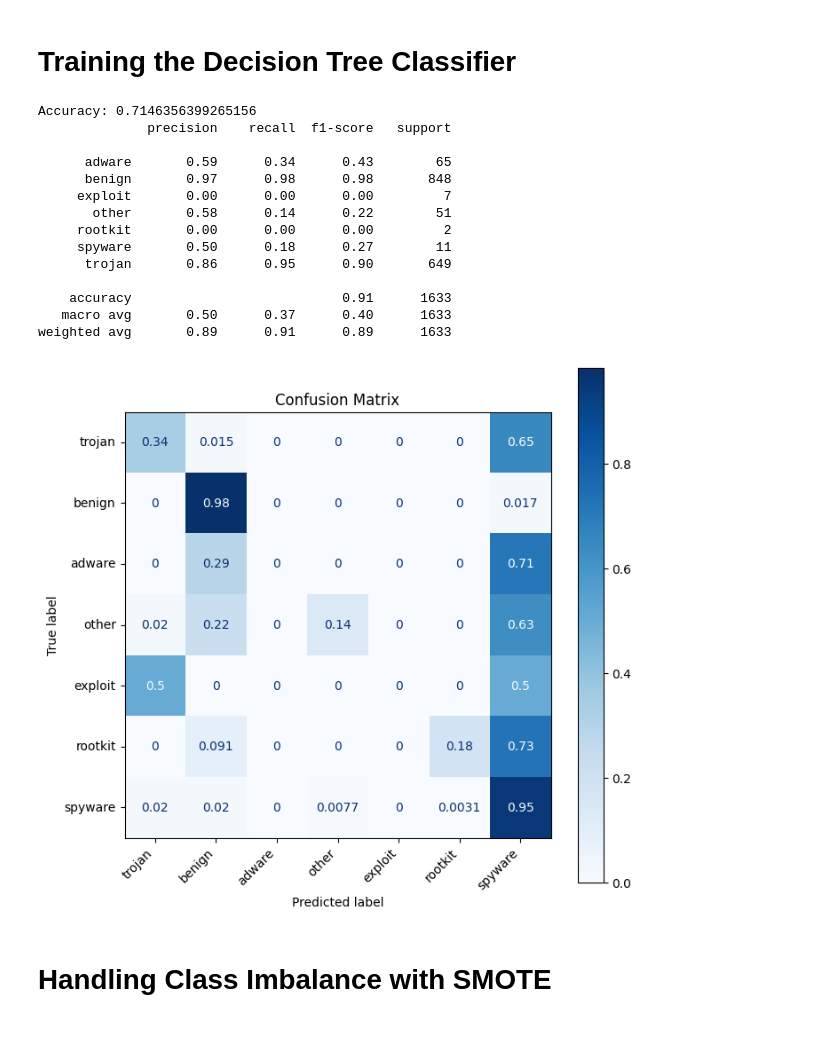
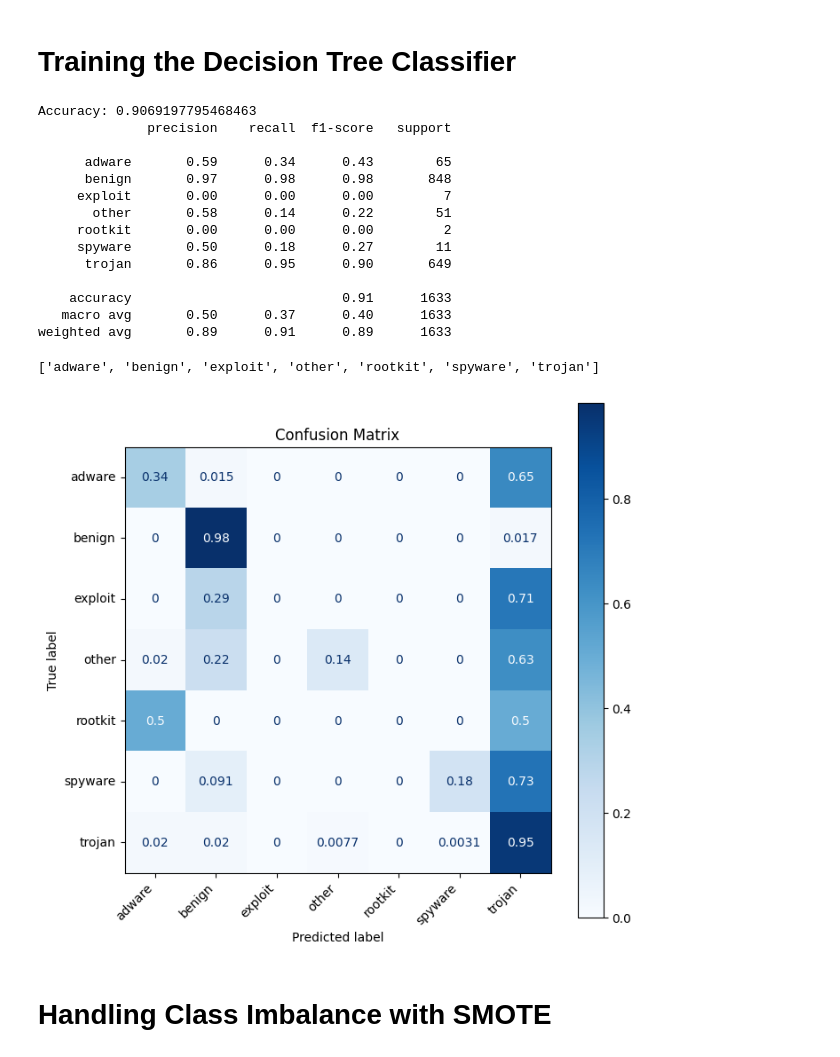
Before and after one commit to Kreunt/catch-o-ware, a Jupyter notebook: catch-o-ware-RF.ipynb, the cells around one changed output. Saved outputs shown, nothing was run; the diff lists cells and outputs as text; code cells hidden in the pictures.

```diff
--- a/catch-o-ware-RF.ipynb
+++ b/catch-o-ware-RF.ipynb
@@ -61,10 +45,6 @@ X_train, X_test, y_train, y_test = train_test_split(X, y, test_size=0.2, random_
 # %% [markdown]
 <h1>Training the Decision Tree Classifier</h1>
 # %%
-# Calculate accuracy
-accuracy = accuracy_score(y_test, y_pred)
-print(f'Accuracy: {accuracy}')
-
 # Initialize and train the Random Forest classifier
 rf_clf = RandomForestClassifier(n_estimators=100, random_state=42)
 rf_clf.fit(X_train, y_train)
@@ -72,10 +52,14 @@ rf_clf.fit(X_train, y_train)
 # Generate predictions
 y_pred = rf_clf.predict(X_test)
 
+# Calculate accuracy
+accuracy = accuracy_score(y_test, y_pred)
+print(f'Accuracy: {accuracy}')
+
 # Print the classification report
 print(classification_report(y_test, y_pred))
 # %% [output]
-Accuracy: 0.7146356399265156
+Accuracy: 0.9069197795468463
               precision    recall  f1-score   support
 
       adware       0.59      0.34      0.43        65
@@ -89,25 +73,28 @@ Accuracy: 0.7146356399265156
     accuracy                           0.91      1633
    macro avg       0.50      0.37      0.40      1633
 weighted avg       0.89      0.91      0.89      1633
+# %%
+unique_classes = ['adware', 'benign', 'exploit', 'other', 'rootkit', 'spyware', 'trojan']
+
+print(unique_classes)
+# %% [output]
+['adware', 'benign', 'exploit', 'other', 'rootkit', 'spyware', 'trojan']
 # %%
-# Plot confusion matrix
-unique_classes = y_test.unique()
-
 # Create confusion matrix display
 fig, ax = plt.subplots(figsize=(10, 10))  # Adjust the figure size
 disp = ConfusionMatrixDisplay.from_estimator(rf_clf, X_test, y_test, display_labels=unique_classes, cmap=plt.cm.Blues, normalize='true', ax=ax)
 
 # Adjust label positions
 plt.xticks(rotation=45, ha='right')
 plt.yticks(va='center')
 
 # Add some padding between the plot and the labels
 plt.subplots_adjust(bottom=0.3, left=0.3)
 
 plt.title("Confusion Matrix")
 plt.show()
 # %% [output]
-[figure, old version]
+[figure, new version]
 # %% [markdown]
 <h1>Handling Class Imbalance with SMOTE</h1>
 # %%
```
Also changed, not shown: parts of 1 cell of this notebook.
